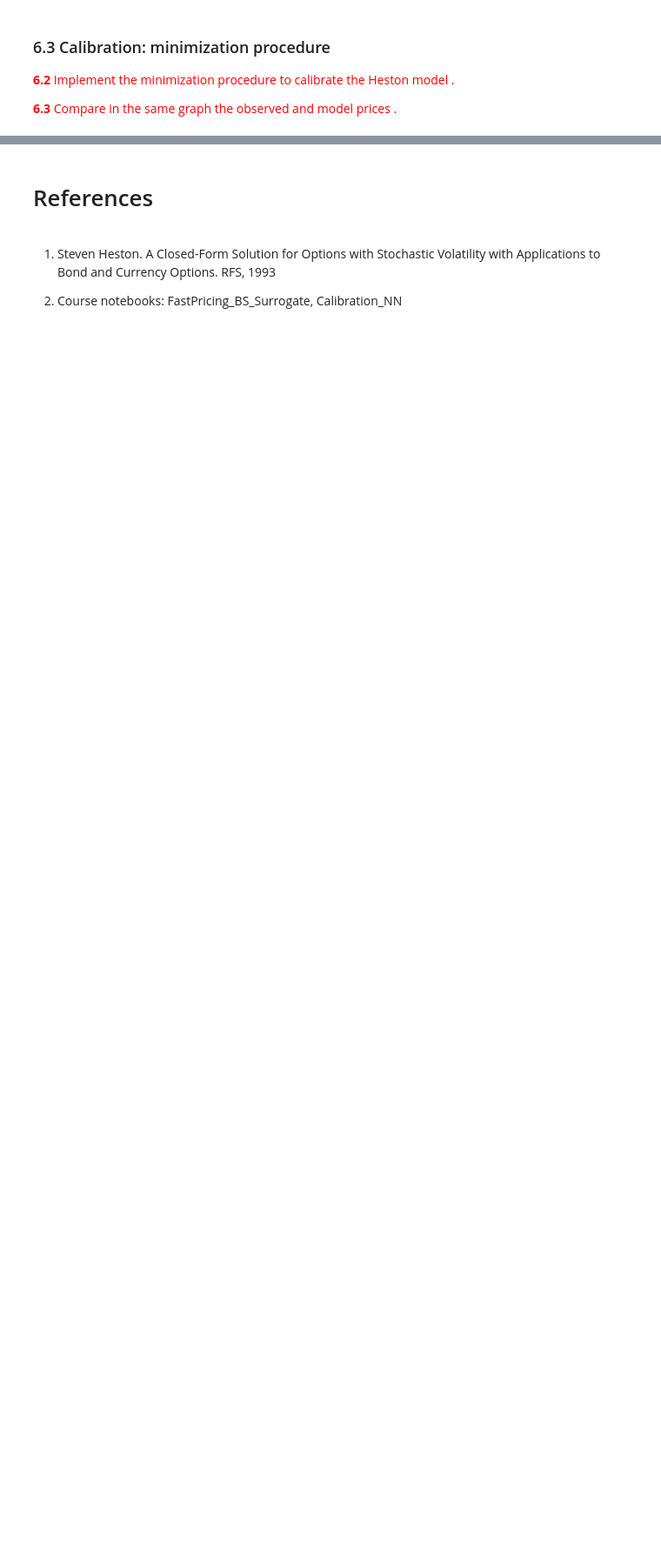
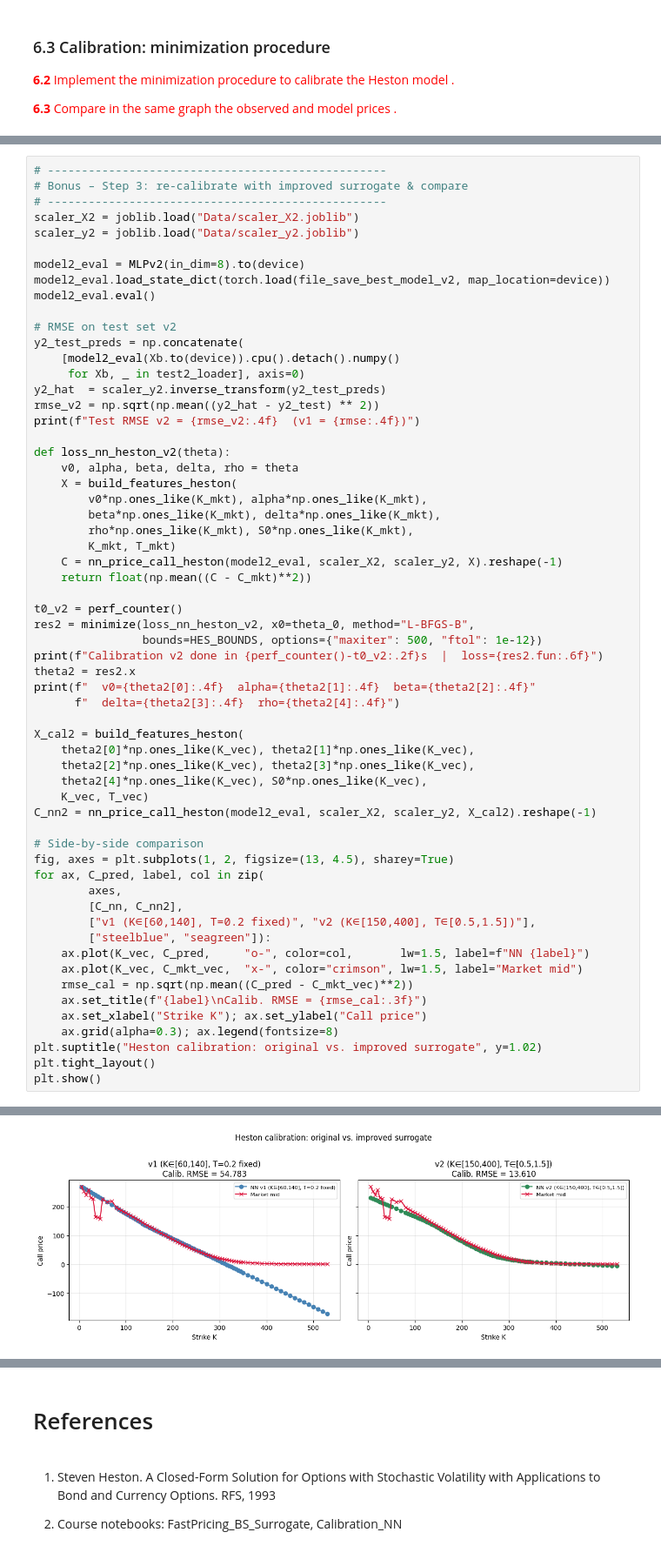
Before and after one commit to RaynorEtienn/Deep-Learning-in-Finance, a Jupyter notebook: Project/Heston.ipynb, the cells around one changed output, grey strips where cells are left out. Shown at 87% size. Drawn from its saved outputs; the diff is of its cells as text; blank space fills up the shorter version.

Commit message:
Project -> Done.

```diff
--- a/Project/Heston.ipynb
+++ b/Project/Heston.ipynb
@@ -865,0 +1105,61 @@ plt.show()
+# %%
+# --------------------------------------------------
+# Bonus – Step 3: re-calibrate with improved surrogate & compare
+# --------------------------------------------------
+scaler_X2 = joblib.load("Data/scaler_X2.joblib")
+scaler_y2 = joblib.load("Data/scaler_y2.joblib")
+
+model2_eval = MLPv2(in_dim=8).to(device)
+model2_eval.load_state_dict(torch.load(file_save_best_model_v2, map_location=device))
+model2_eval.eval()
+
+# RMSE on test set v2
+y2_test_preds = np.concatenate(
+    [model2_eval(Xb.to(device)).cpu().detach().numpy()
+     for Xb, _ in test2_loader], axis=0)
+y2_hat  = scaler_y2.inverse_transform(y2_test_preds)
+rmse_v2 = np.sqrt(np.mean((y2_hat - y2_test) ** 2))
+print(f"Test RMSE v2 = {rmse_v2:.4f}  (v1 = {rmse:.4f})")
+
+def loss_nn_heston_v2(theta):
+    v0, alpha, beta, delta, rho = theta
+    X = build_features_heston(
+        v0*np.ones_like(K_mkt), alpha*np.ones_like(K_mkt),
+        beta*np.ones_like(K_mkt), delta*np.ones_like(K_mkt),
+        rho*np.ones_like(K_mkt), S0*np.ones_like(K_mkt),
+        K_mkt, T_mkt)
+    C = nn_price_call_heston(model2_eval, scaler_X2, scaler_y2, X).reshape(-1)
+    return float(np.mean((C - C_mkt)**2))
+
+t0_v2 = perf_counter()
+res2 = minimize(loss_nn_heston_v2, x0=theta_0, method="L-BFGS-B",
+                bounds=HES_BOUNDS, options={"maxiter": 500, "ftol": 1e-12})
+print(f"Calibration v2 done in {perf_counter()-t0_v2:.2f}s  |  loss={res2.fun:.6f}")
+theta2 = res2.x
+print(f"  v0={theta2[0]:.4f}  alpha={theta2[1]:.4f}  beta={theta2[2]:.4f}"
+      f"  delta={theta2[3]:.4f}  rho={theta2[4]:.4f}")
+
+X_cal2 = build_features_heston(
+    theta2[0]*np.ones_like(K_vec), theta2[1]*np.ones_like(K_vec),
+    theta2[2]*np.ones_like(K_vec), theta2[3]*np.ones_like(K_vec),
+    theta2[4]*np.ones_like(K_vec), S0*np.ones_like(K_vec),
+    K_vec, T_vec)
+C_nn2 = nn_price_call_heston(model2_eval, scaler_X2, scaler_y2, X_cal2).reshape(-1)
+
+# Side-by-side comparison
+fig, axes = plt.subplots(1, 2, figsize=(13, 4.5), sharey=True)
+for ax, C_pred, label, col in zip(
+        axes,
+        [C_nn, C_nn2],
+        ["v1 (K∈[60,140], T=0.2 fixed)", "v2 (K∈[150,400], T∈[0.5,1.5])"],
+        ["steelblue", "seagreen"]):
+    ax.plot(K_vec, C_pred,     "o-", color=col,       lw=1.5, label=f"NN {label}")
+    ax.plot(K_vec, C_mkt_vec,  "x-", color="crimson", lw=1.5, label="Market mid")
+    rmse_cal = np.sqrt(np.mean((C_pred - C_mkt_vec)**2))
+    ax.set_title(f"{label}\nCalib. RMSE = {rmse_cal:.3f}")
+    ax.set_xlabel("Strike K"); ax.set_ylabel("Call price")
+    ax.grid(alpha=0.3); ax.legend(fontsize=8)
+plt.suptitle("Heston calibration: original vs. improved surrogate", y=1.02)
+plt.tight_layout()
+plt.show()
+# %% [output]
@@ -865,0 +1169 @@ plt.show()
+[figure, added]
```
Also changed, not shown: parts of 17 cells of this notebook, 4 other files.
